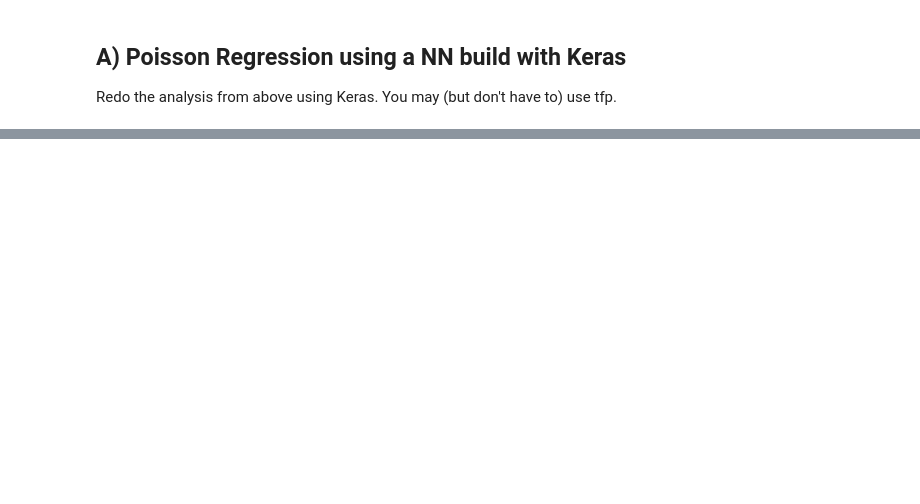
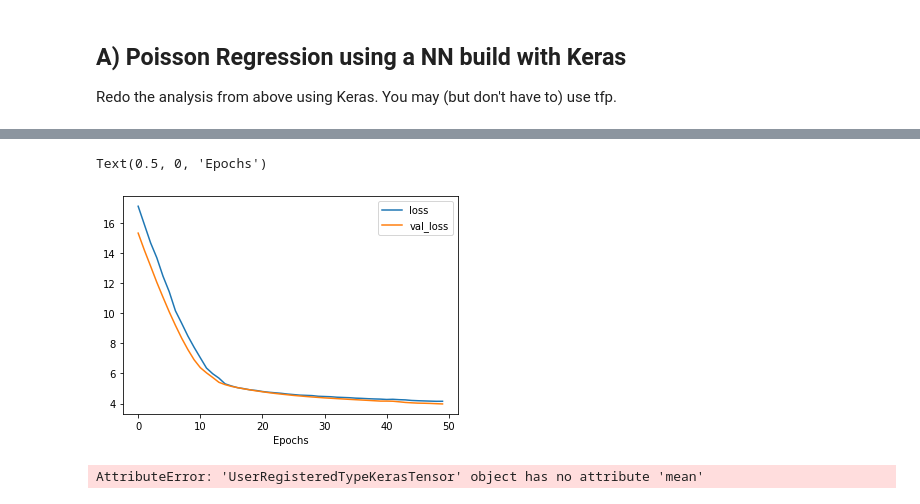
Before and after one commit to schmuecker/machine-learning-course, a Jupyter notebook: Deep Learning/03 rnn/03.2/Fish_Poisson_Keras.ipynb, the cells around one changed output, grey strips where cells are left out. Cells and saved outputs as stored; diff of their text form; code cells hidden in the pictures; blank space fills up the shorter version.

```diff
--- a/Deep Learning/03 rnn/03.2/Fish_Poisson_Keras.ipynb
+++ b/Deep Learning/03 rnn/03.2/Fish_Poisson_Keras.ipynb
@@ -163,0 +162,24 @@ Redo the analysis from above using Keras. You may (but don't have to) use tfp.
+# %%
+import tensorflow.keras as keras
+from tensorflow.keras.optimizers import SGD
+import tensorflow as tf
+import tensorflow_probability as tfp
+from tensorflow.keras.models import Sequential
+from tensorflow.keras.models import Model
+from tensorflow.keras.layers import Dense, Input
+from tensorflow.keras.optimizers import Adam
+
+tfd = tfp.distributions
+tfb = tfp.bijectors
+# %%
+inputs = Input(shape=(X_train.shape[1],))
+rate = Dense(1, activation=tf.exp)(inputs)
+p_y = tfp.layers.DistributionLambda(tfd.Poisson)(rate)
+
+model_p = Model(inputs=inputs, outputs=p_y)
+
+def NLL2(y_true, y_hat):
+  return -y_hat.log_prob(y_true)
+
+model_p.compile(Adam(learning_rate=0.01), loss=NLL2)
+model_p.summary()
@@ -163,0 +188,5 @@ Redo the analysis from above using Keras. You may (but don't have to) use tfp.
+# %%
+print(X_train.shape)
+hist_p = model_p.fit(x=X_train, y=y_train, validation_data=(X_test, y_test), epochs=50, verbose=1)
+
+print(p_y.mean())
@@ -163,0 +212,25 @@ Redo the analysis from above using Keras. You may (but don't have to) use tfp.
+# %%
+plt.plot(hist_p.history['loss'])
+plt.plot(hist_p.history['val_loss'])
+plt.legend(['loss', 'val_loss'])
+plt.xlabel('Epochs')
+# %% [output]
+Text(0.5, 0, 'Epochs')
+[figure, added]
+# %%
+mupred = np.exp(np.matmul(Xdt, w))
+np.sqrt(np.mean((mupred - y_test)**2)), NLL(y_test, Xdt,w)
+
+
+
+
+model = Model(inputs=inputs, outputs=p_y.mean())
+y_hat_test = model.predict(X_test).flatten()
+
+NLL_train = model_p.evaluate(X_train, y_train,verbose=0)
+NLL_test = model_p.evaluate(X_test, y_test,verbose=0)
+
+print('NLL on training:', NLL_train)
+print('NLL on test:', NLL_test)
+# %% [output]
+AttributeError: 'UserRegisteredTypeKerasTensor' object has no attribute 'mean'
```
Also changed, not shown: parts of 8 cells of this notebook.
